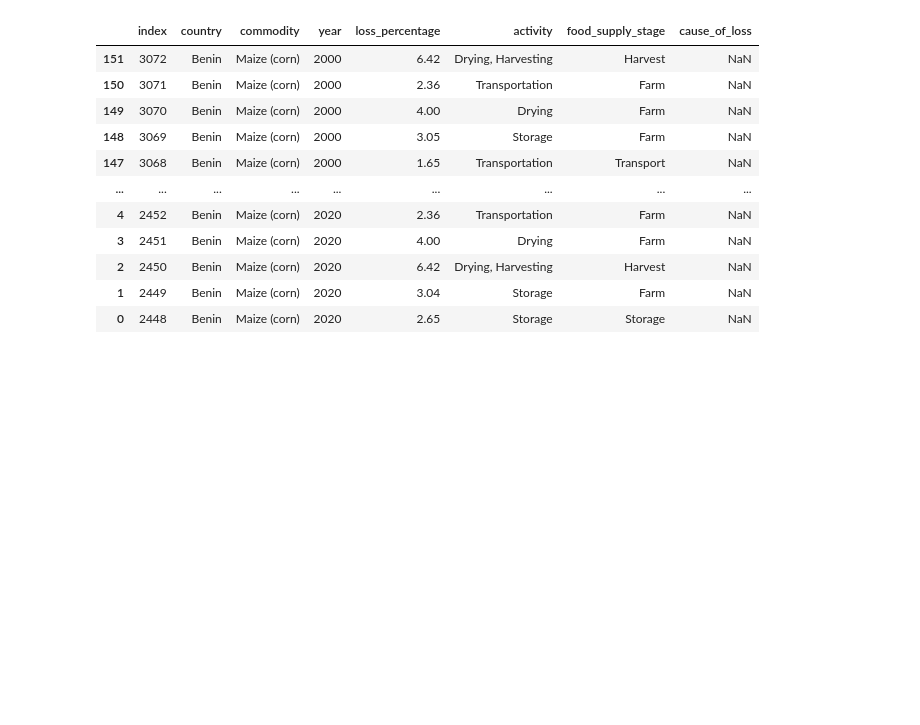
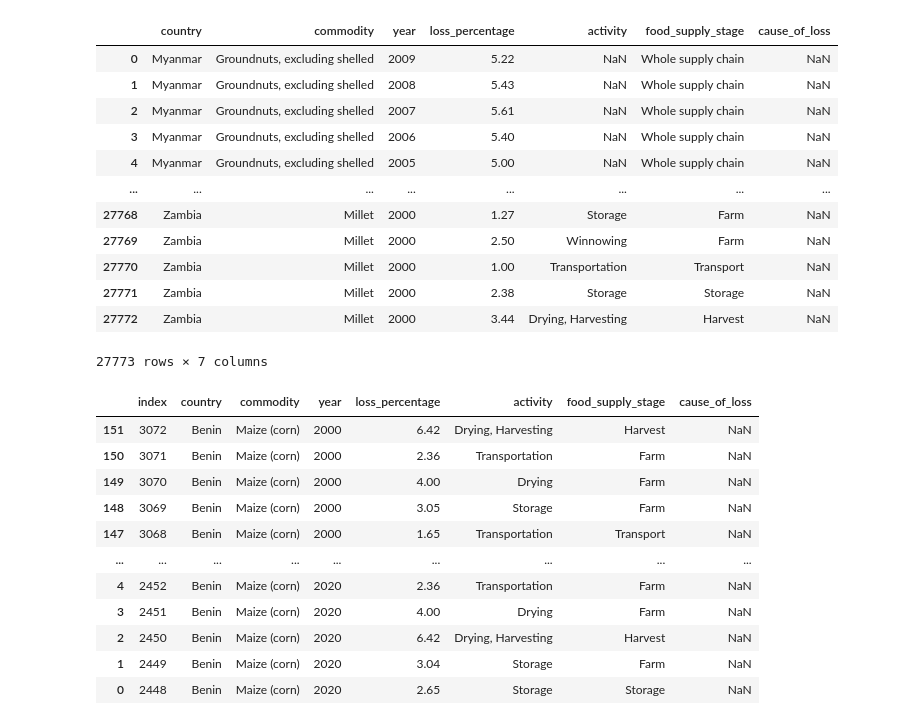
Before and after one commit to murathansygl/Food-Supply-Chain, a Jupyter notebook: lstm_v1.ipynb, the cells around one changed output. Cells and saved outputs as stored; diff of their text form; code cells hidden in the pictures; blank space fills up the shorter version.

```diff
--- a/lstm_v1.ipynb
+++ b/lstm_v1.ipynb
@@ -15,3 +16,19 @@ import tensorflow as tf
+# %%
+df
+# %% [output]
+|  | country | commodity | year | loss_percentage | activity | food_supply_stage | cause_of_loss |
+| 0 | Myanmar | Groundnuts, excluding shelled | 2009 | 5.22 | NaN | Whole supply chain | NaN |
+| 1 | Myanmar | Groundnuts, excluding shelled | 2008 | 5.43 | NaN | Whole supply chain | NaN |
+| 2 | Myanmar | Groundnuts, excluding shelled | 2007 | 5.61 | NaN | Whole supply chain | NaN |
+| 3 | Myanmar | Groundnuts, excluding shelled | 2006 | 5.40 | NaN | Whole supply chain | NaN |
+| 4 | Myanmar | Groundnuts, excluding shelled | 2005 | 5.00 | NaN | Whole supply chain | NaN |
+| ... | ... | ... | ... | ... | ... | ... | ... |
+| 27768 | Zambia | Millet | 2000 | 1.27 | Storage | Farm | NaN |
+| 27769 | Zambia | Millet | 2000 | 2.50 | Winnowing | Farm | NaN |
+| 27770 | Zambia | Millet | 2000 | 1.00 | Transportation | Transport | NaN |
+| 27771 | Zambia | Millet | 2000 | 2.38 | Storage | Storage | NaN |
+| 27772 | Zambia | Millet | 2000 | 3.44 | Drying, Harvesting | Harvest | NaN |
+27773 rows × 7 columns
 # %%
 df = pd.read_csv("Data/Data.csv")
 df = df[["country", "commodity", "year", "loss_percentage", "activity", "food_supply_stage", "cause_of_loss"]]
```
Also changed, not shown: parts of 18 cells of this notebook.
